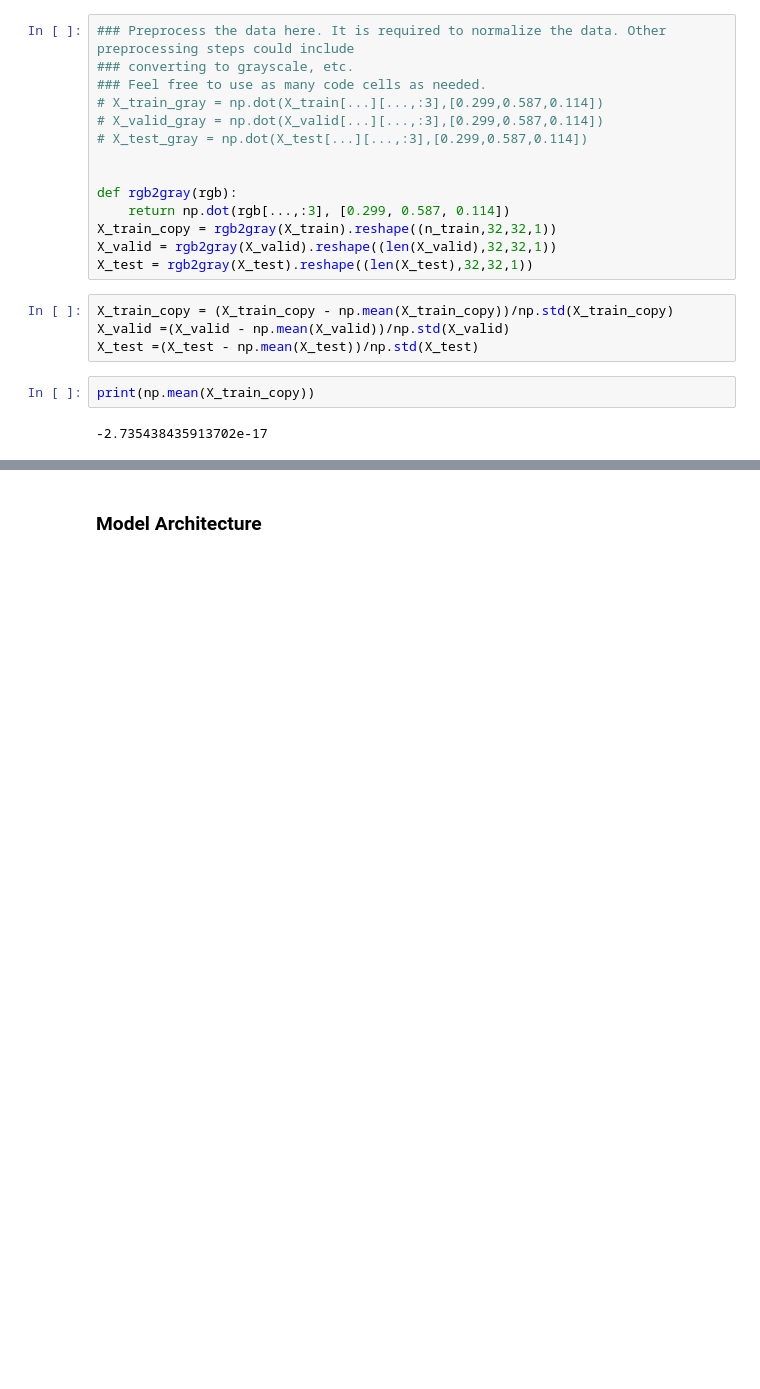
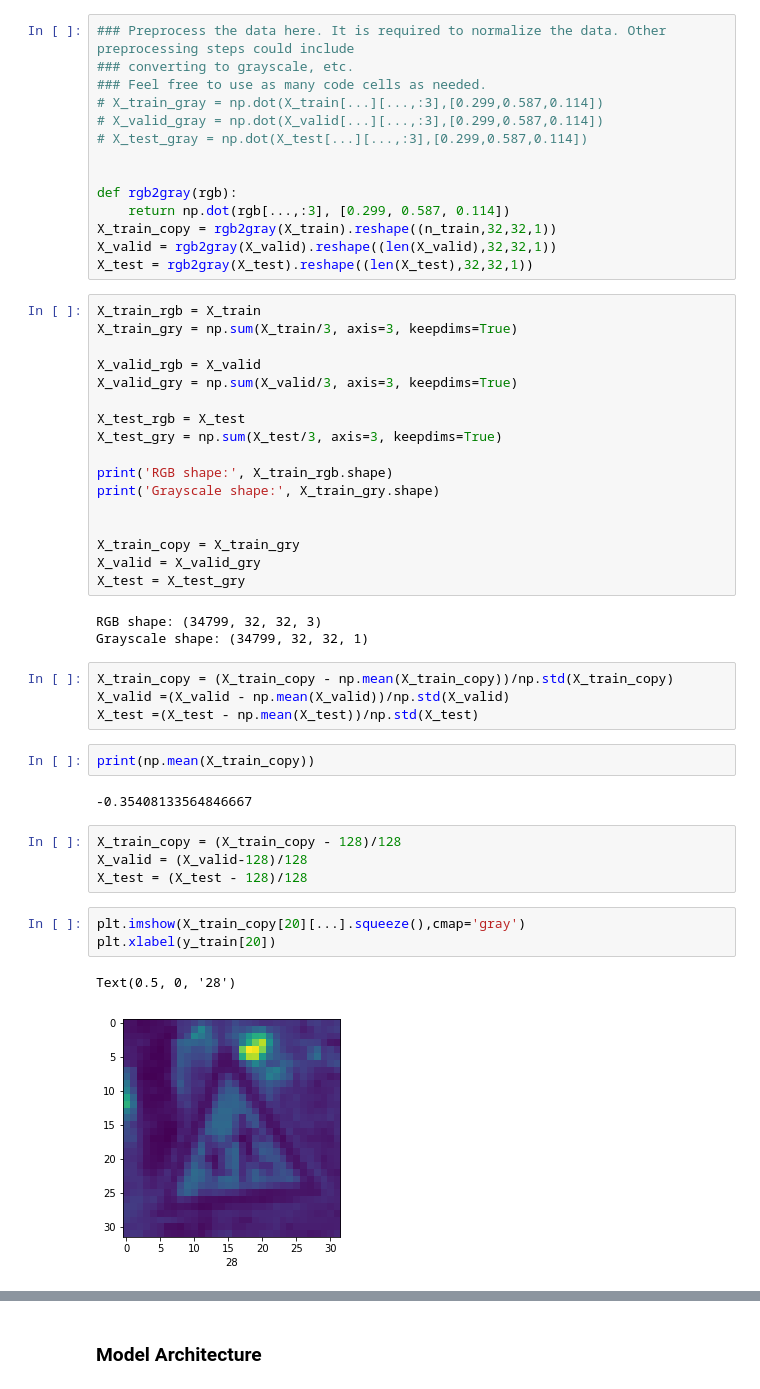
Before and after one commit to JahanAjani/CarND-Traffic-Sign-Classifier-Project, a Jupyter notebook: Traffic_Sign_Classifier.ipynb, the cells around one changed output, grey strips where cells are left out. Drawn from its saved outputs; the diff is of its cells as text; blank space fills up the shorter version.

```diff
--- a/Traffic_Sign_Classifier.ipynb
+++ b/Traffic_Sign_Classifier.ipynb
@@ -146,6 +146,26 @@ def rgb2gray(rgb):
 X_train_copy = rgb2gray(X_train).reshape((n_train,32,32,1))
 X_valid = rgb2gray(X_valid).reshape((len(X_valid),32,32,1))
 X_test = rgb2gray(X_test).reshape((len(X_test),32,32,1))
+# %%
+X_train_rgb = X_train
+X_train_gry = np.sum(X_train/3, axis=3, keepdims=True)
+
+X_valid_rgb = X_valid
+X_valid_gry = np.sum(X_valid/3, axis=3, keepdims=True)
+
+X_test_rgb = X_test
+X_test_gry = np.sum(X_test/3, axis=3, keepdims=True)
+
+print('RGB shape:', X_train_rgb.shape)
+print('Grayscale shape:', X_train_gry.shape)
+
+
+X_train_copy = X_train_gry
+X_valid = X_valid_gry
+X_test = X_test_gry
+# %% [output]
+RGB shape: (34799, 32, 32, 3)
+Grayscale shape: (34799, 32, 32, 1)
 # %%
 X_train_copy = (X_train_copy - np.mean(X_train_copy))/np.std(X_train_copy)
 X_valid =(X_valid - np.mean(X_valid))/np.std(X_valid)
@@ -153,7 +173,17 @@ X_test =(X_test - np.mean(X_test))/np.std(X_test)
 # %%
 print(np.mean(X_train_copy))
 # %% [output]
--2.735438435913702e-17
+-0.35408133564846667
+# %%
+X_train_copy = (X_train_copy - 128)/128
+X_valid = (X_valid-128)/128
+X_test = (X_test - 128)/128
+# %%
+plt.imshow(X_train_copy[20][...].squeeze(),cmap='gray')
+plt.xlabel(y_train[20])
+# %% [output]
+Text(0.5, 0, '28')
+[figure, added]
 # %%
 # X_train = X_train[..., np.newaxis]
 # X_valid = X_valid[..., np.newaxis]
```
Also changed, not shown: parts of 7 cells of this notebook.
